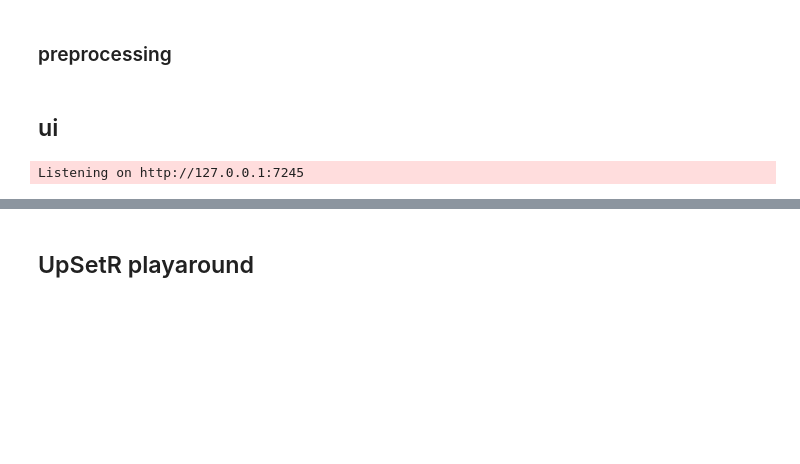
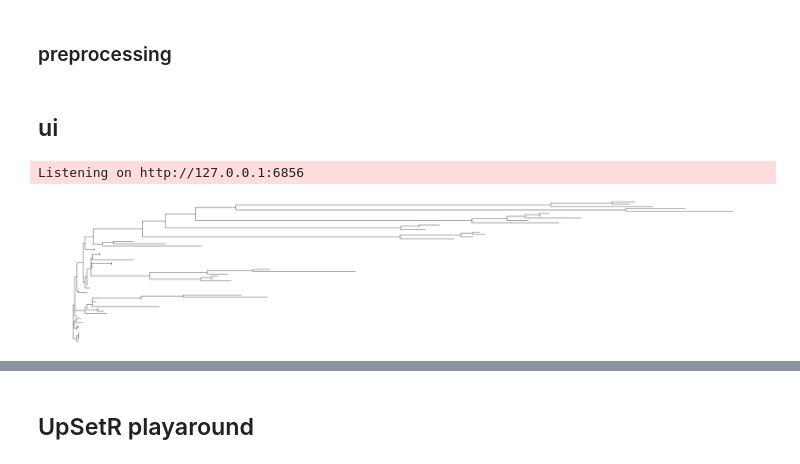
Before and after one commit to tgstoecker/A2TEA.WebApp, a Jupyter notebook: shiny_tests.ipynb, the cells around one changed output, grey strips where cells are left out. Drawn from its saved outputs; the diff is of its cells as text; code cells hidden in the pictures; blank space fills up the shorter version.

```diff
--- a/shiny_tests.ipynb
+++ b/shiny_tests.ipynb
@@ -672,7 +666,10 @@ server <- function(input, output) {
 
   #### rendering HOG list with interesting values tea, cafe, expansion, etc.
   output$hypothesis_HOG_level_table <- renderDT({
-    hypothesis_HOG_level_list()
+    datatable(
+      hypothesis_HOG_level_list(),
+      filter = list(position = 'top', clear = FALSE)
+    )
   })
 
 
@@ -785,7 +782,10 @@ server <- function(input, output) {
 
   # render table displaying HOG & extended BLAST hits - BLAST scores
   output$ortho_tree_table <- renderDT({
-    blast_hits_table()
+    datatable(blast_hits_table(),
+              filter = list(position = 'top', clear = FALSE),
+             )
+
   })
 
 
@@ -815,4 +815,8 @@ server <- function(input, output) {
 
 shinyApp(ui, server)
 # %% [output]
-Listening on http://127.0.0.1:7245
+Listening on http://127.0.0.1:6856
+# %%
+ggtree(HYPOTHESES.a2tea$hypothesis_1@expanded_OGs$N0.HOG0000234@tree)
+# %% [output]
+[figure, added]
```
Also changed, not shown: parts of 10 cells of this notebook.
